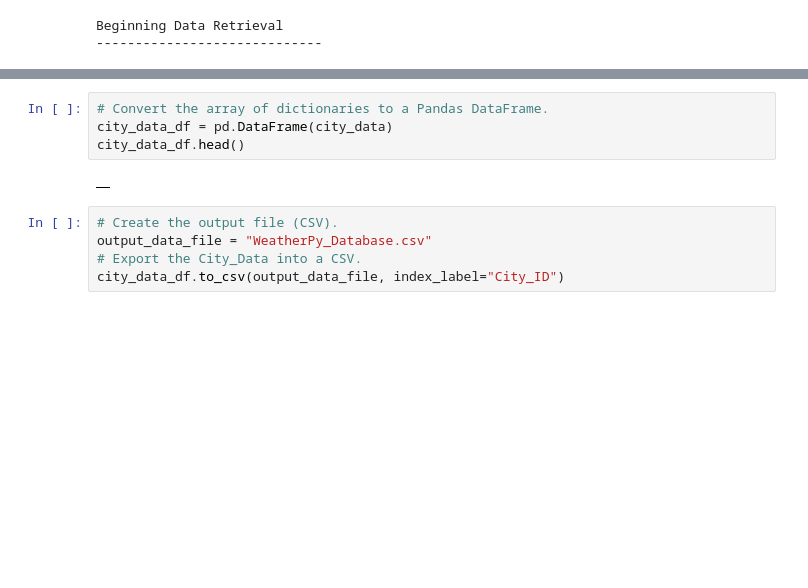
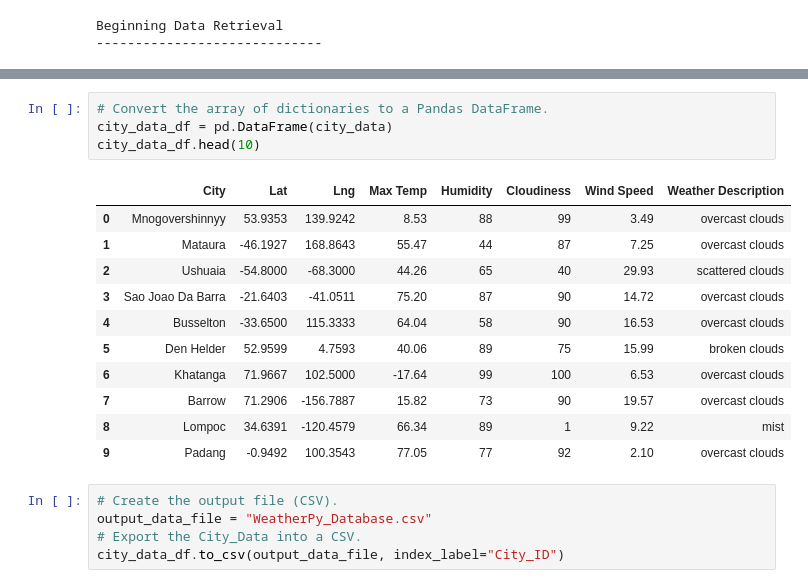
Before and after one commit to l-javier-garcia/World_Weather_Analysis, a Jupyter notebook: Weather_Database/Weather_Database.ipynb, the cells around one changed output, grey strips where cells are left out. Drawn from its saved outputs; the diff is of its cells as text; blank space fills up the shorter version.

```diff
--- a/Weather_Database/Weather_Database.ipynb
+++ b/Weather_Database/Weather_Database.ipynb
@@ -148,9 +148,19 @@ Data Retrieval Complete
 # %%
 # Convert the array of dictionaries to a Pandas DataFrame.
 city_data_df = pd.DataFrame(city_data)
-city_data_df.head()
+city_data_df.head(10)
 # %% [output]
-|  |
+|  | City | Lat | Lng | Max Temp | Humidity | Cloudiness | Wind Speed | Weather Description |
+| 0 | Mnogovershinnyy | 53.9353 | 139.9242 | 8.53 | 88 | 99 | 3.49 | overcast clouds |
+| 1 | Mataura | -46.1927 | 168.8643 | 55.47 | 44 | 87 | 7.25 | overcast clouds |
+| 2 | Ushuaia | -54.8000 | -68.3000 | 44.26 | 65 | 40 | 29.93 | scattered clouds |
+| 3 | Sao Joao Da Barra | -21.6403 | -41.0511 | 75.20 | 87 | 90 | 14.72 | overcast clouds |
+| 4 | Busselton | -33.6500 | 115.3333 | 64.04 | 58 | 90 | 16.53 | overcast clouds |
+| 5 | Den Helder | 52.9599 | 4.7593 | 40.06 | 89 | 75 | 15.99 | broken clouds |
+| 6 | Khatanga | 71.9667 | 102.5000 | -17.64 | 99 | 100 | 6.53 | overcast clouds |
+| 7 | Barrow | 71.2906 | -156.7887 | 15.82 | 73 | 90 | 19.57 | overcast clouds |
+| 8 | Lompoc | 34.6391 | -120.4579 | 66.34 | 89 | 1 | 9.22 | mist |
+| 9 | Padang | -0.9492 | 100.3543 | 77.05 | 77 | 92 | 2.10 | overcast clouds |
 # %%
 # Create the output file (CSV).
 output_data_file = "WeatherPy_Database.csv"
```
Also changed, not shown: parts of 3 cells of this notebook, 2 other files.
